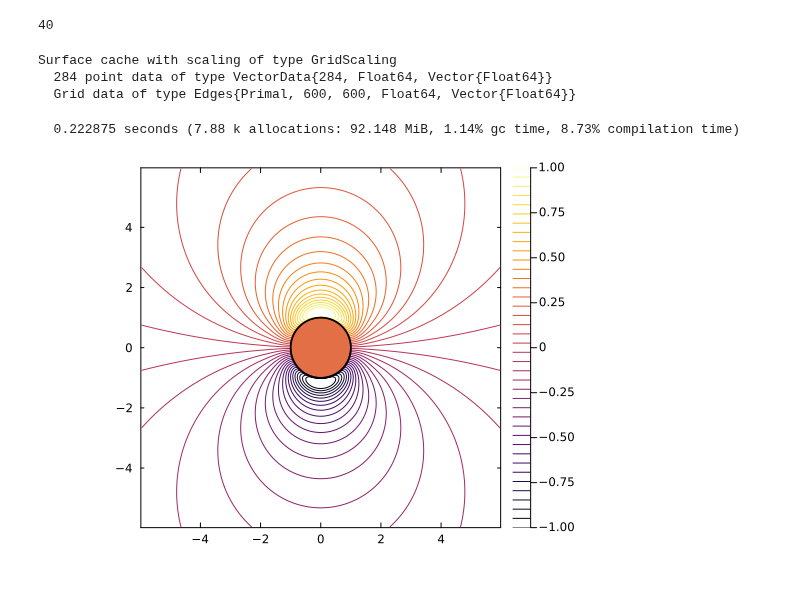
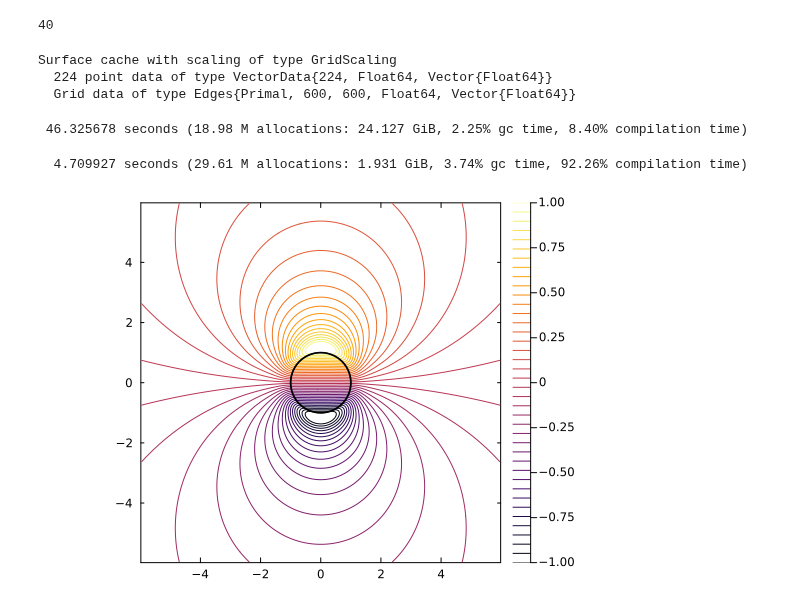
Before and after one commit to jdeldre/ViscousStreaming.jl, a Jupyter notebook: notebooks/test_numerical.ipynb, the cells around one changed output. Drawn from its saved outputs; the diff is of its cells as text; code cells hidden in the pictures.

Commit message:
implement numerical solution for first and second order in one

```diff
--- a/notebooks/test_numerical.ipynb
+++ b/notebooks/test_numerical.ipynb
@@ -25,12 +30,12 @@ xlim = (-Lx/2,Lx/2)
 ylim = (-Lx/2,Lx/2)
 g = PhysicalGrid(xlim,ylim,Δx;nthreads_max=4)
 Δs = spacing*cellsize(g)
-# body = Circle(1.0, Δs)
-body = Square(1.0, Δs)
+body = Circle(1.0, Δs)
+# body = Square(1.0, Δs)
 cache = SurfaceVectorCache(body, g)
 # %% [output]
 Surface cache with scaling of type GridScaling
-  284 point data of type VectorData{284, Float64, Vector{Float64}}
+  224 point data of type VectorData{224, Float64, Vector{Float64}}
   Grid data of type Edges{Primal, 600, 600, Float64, Vector{Float64}}
 # %%
 my_params = Dict()
@@ -49,14 +54,16 @@ end
 
 bcdict1 = Dict("exterior"=>get_vsplus1,"interior"=>get_vsminus1);
 # %%
-prob1 = ViscousStreaming.ViscousStreamingProblem(g,body,scaling=GridScaling,bc=bcdict1, dtype=ComplexF64, phys_params = my_params, ddftype=DDF_TYPE)
-sys1 = construct_system(prob1);
+prob = ViscousStreaming.ViscousStreamingProblem(g,body,scaling=GridScaling,bc=bcdict1, dtype=ComplexF64, phys_params = my_params, ddftype=DDF_TYPE)
+@time sys = construct_system(prob);
+# %% [output]
+ 46.325678 seconds (18.98 M allocations: 24.127 GiB, 2.25% gc time, 8.40% compilation time)
 # %%
-@time v1, s1, σ1, sstar = ImmersedLayers.solve(prob1,sys1)
+@time v1, s1, σ1, v2, s2, σ2 = ImmersedLayers.solve(prob,sys)
 nothing
 # %% [output]
-  0.222875 seconds (7.88 k allocations: 92.148 MiB, 1.14% gc time, 8.73% compilation time)
+  4.709927 seconds (29.61 M allocations: 1.931 GiB, 3.74% gc time, 92.26% compilation time)
 # %%
-plot(real(s1),sys1, levels=range(-1,1,length=40),clim=(-1,1), cbar=true, xlim=(-Lx/2,Lx/2), ylim=(-Lx/2,Lx/2), bodyfill=true)
+plot(real(s1),sys, levels=range(-1,1,length=40),clim=(-1,1), cbar=true, xlim=(-Lx/2,Lx/2), ylim=(-Lx/2,Lx/2), bodyfill=false)
 # %% [output]
-[figure, old version]
+[figure, new version]
```
Also changed, not shown: parts of 6 cells of this notebook, 1 other file.
